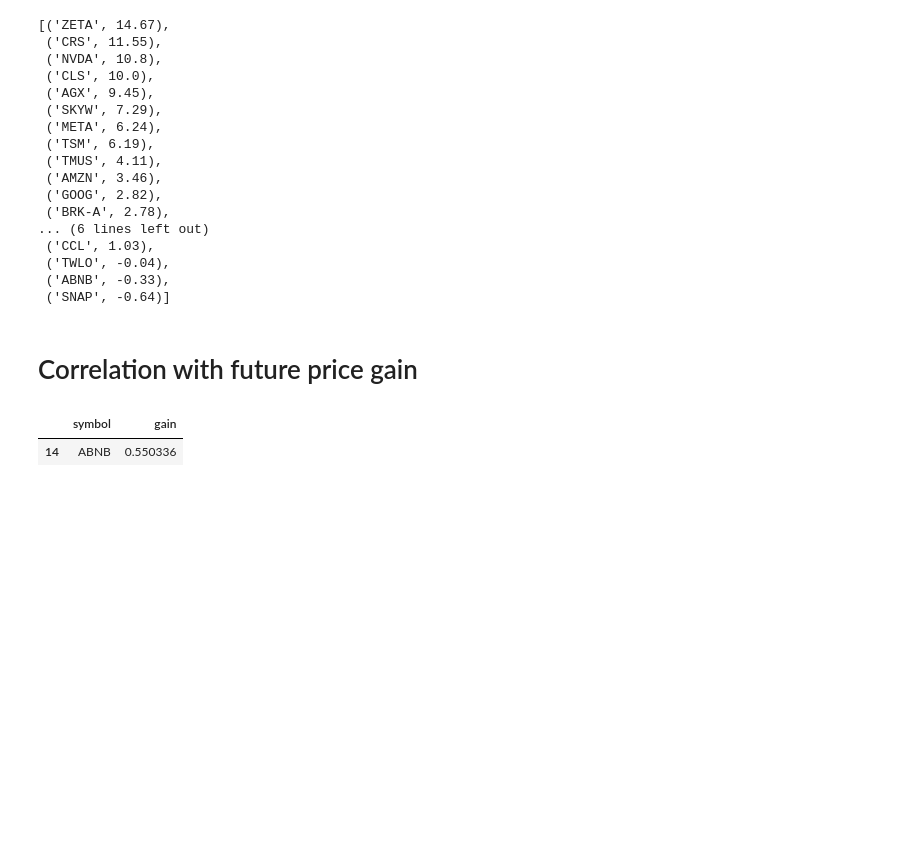
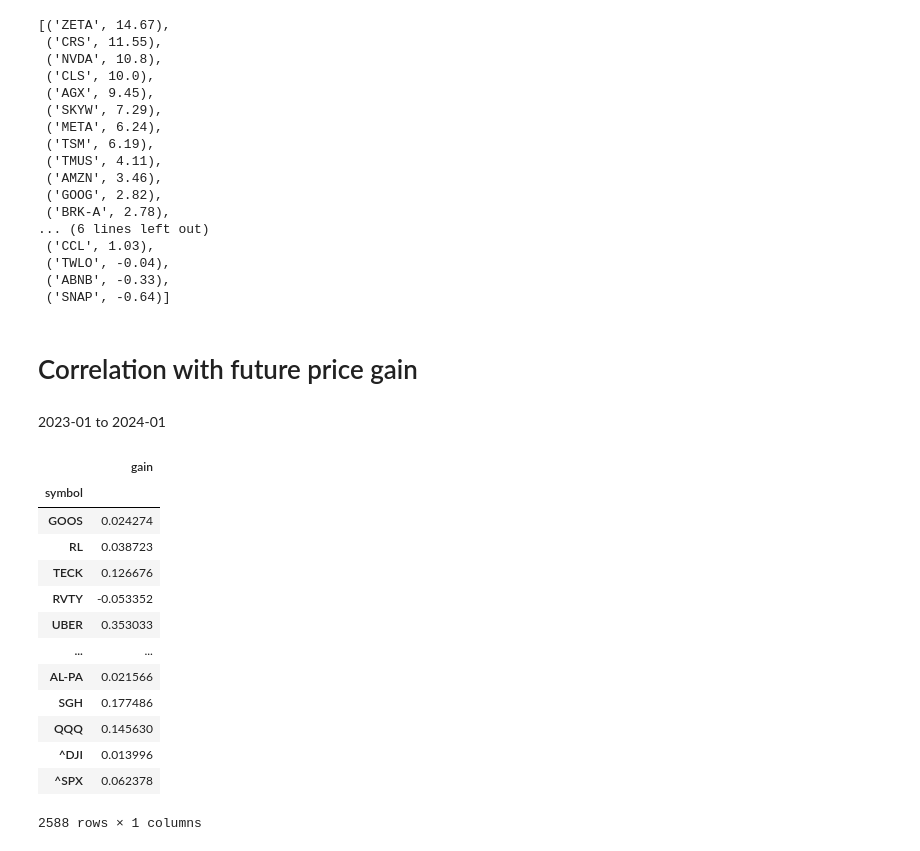
Before and after one commit to luanjunyi/finance, a Jupyter notebook: research/AUC_SMA_eval.ipynb, the cells around one changed output. Drawn from its saved outputs; the diff is of its cells as text; code cells hidden in the pictures; blank space fills up the shorter version.

```diff
--- a/research/AUC_SMA_eval.ipynb
+++ b/research/AUC_SMA_eval.ipynb
@@ -51,24 +56,61 @@ stocks], key=lambda x: x[1], reverse=True)
  ('SNAP', -0.64)]
 # %% [markdown]
 # Correlation with future price gain
+# %% [markdown]
+2023-01 to 2024-01
 # %%
-p = query("""
+start = '2023-01-05'
+end = '2023-03-03'
+
+p = query(f"""
 select S.symbol, end_price / start_price - 1 as gain
 from stock22to24 S
 join (
     select symbol, adjusted_close as start_price
     from daily_price
-    where date = '2023-01-05'
+    where date = '{start}'
 ) AS A
 join (
     select symbol, adjusted_close as end_price
     from daily_price
-    where date = '2024-01-05'
+    where date = '{end}'
 ) AS B
 ON S.symbol = A.symbol AND S.symbol = B.symbol
 """)
+
+idx = query(f'''
+select A.symbol, end_price / start_price - 1 as gain
+from (
+    select symbol, adjusted_close as start_price
+    from daily_price
+    where date = '{start}' and symbol  in ('^SPX', 'QQQ', '^DJI')
+) AS A
+join (
+    select symbol, adjusted_close as end_price
+    from daily_price
+    where date = '{end}' and symbol in ('^SPX', 'QQQ', '^DJI')
+) AS B
+ON B.symbol = A.symbol
+''')
+p = pd.concat([p, idx], axis=0)
+p = p.set_index('symbol')
+spx = p.loc['^SPX'].gain
+
+sample = np.random.choice(p.index.values, 1000, replace=False)
-# %%
-p[p.symbol == 'ABNB']
-# %% [output]
-|  | symbol | gain |
-| 14 | ABNB | 0.550336 |
+# %%
+p
+# %% [output]
+|  | gain |
+| symbol |  |
+| GOOS | 0.024274 |
+| RL | 0.038723 |
+| TECK | 0.126676 |
+| RVTY | -0.053352 |
+| UBER | 0.353033 |
+| ... | ... |
+| AL-PA | 0.021566 |
+| SGH | 0.177486 |
+| QQQ | 0.145630 |
+| ^DJI | 0.013996 |
+| ^SPX | 0.062378 |
+2588 rows × 1 columns
```
Also changed, not shown: parts of 5 cells of this notebook, 2 other files.
